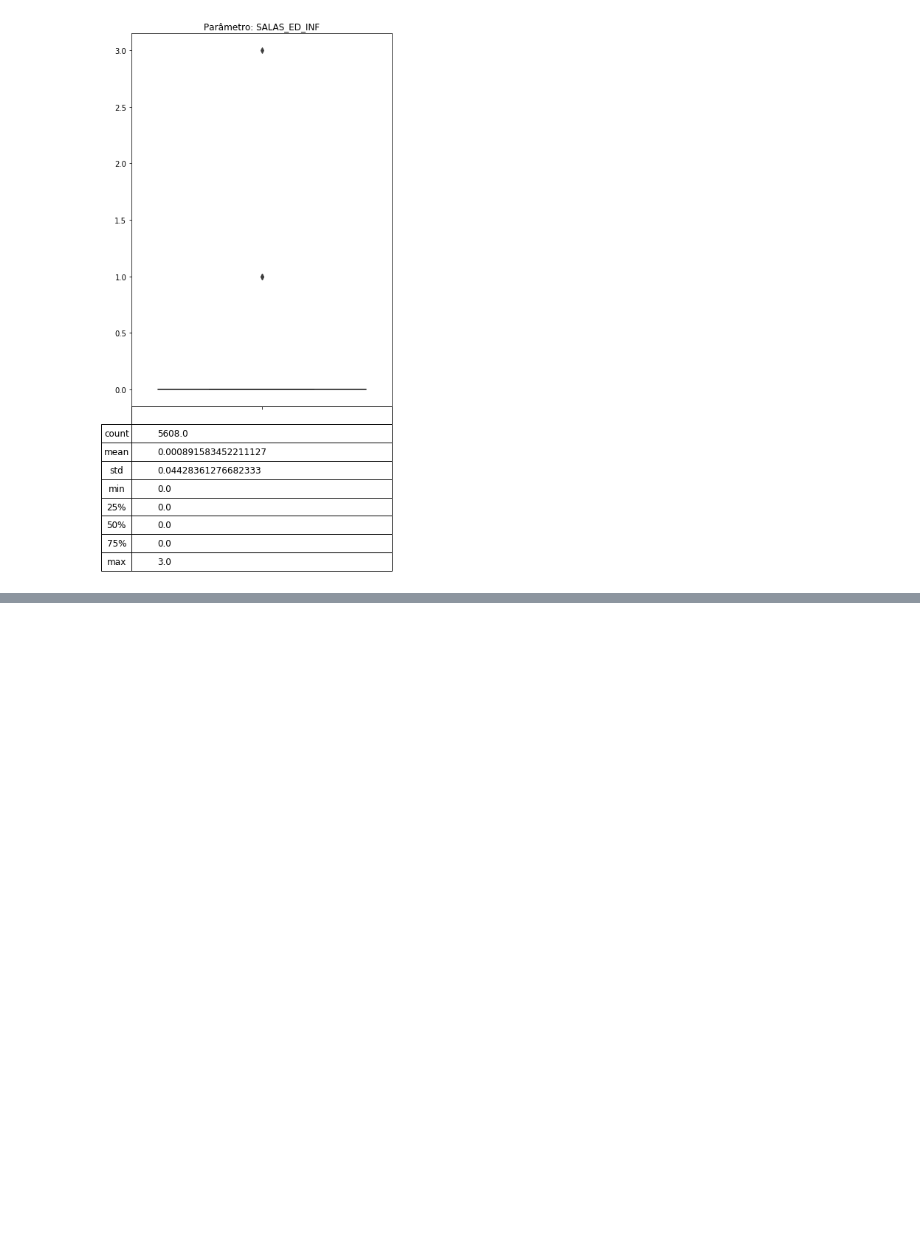
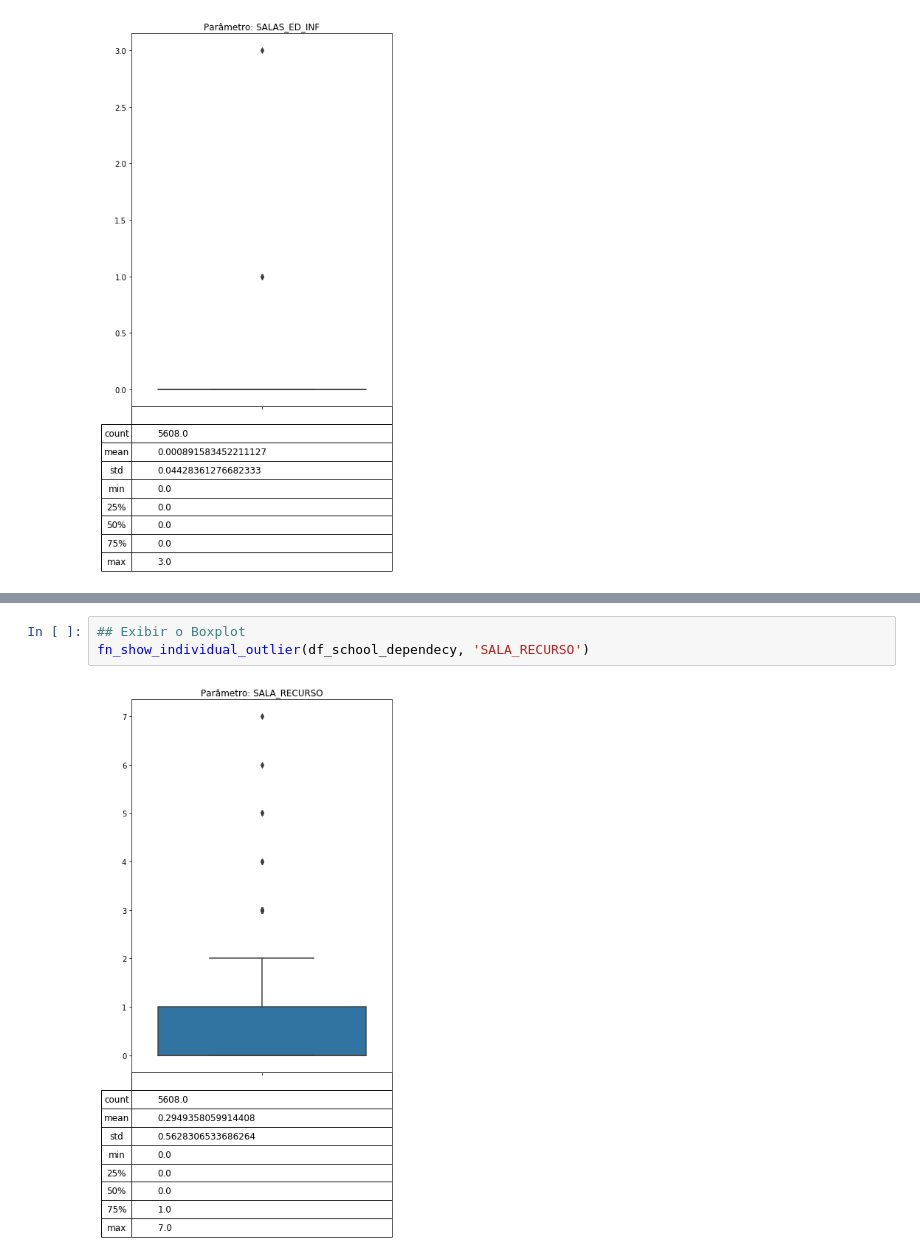
Before and after one commit to Joao-TheCosmosIsInfinite/FIA_TCC, a Jupyter notebook: notebooks/entrega2_Post12_joaoPaulo.ipynb, the cells around one changed output, grey strips where cells are left out. Cells and saved outputs as stored; diff of their text form; blank space fills up the shorter version.

```diff
--- a/notebooks/entrega2_Post12_joaoPaulo.ipynb
+++ b/notebooks/entrega2_Post12_joaoPaulo.ipynb
@@ -649,0 +662,5 @@ fn_show_individual_outlier(df_school_dependecy, 'SALAS_ED_INF')
+# %%
+## Exibir o Boxplot
+fn_show_individual_outlier(df_school_dependecy, 'SALA_RECURSO')
+# %% [output]
+[figure, added]
```
Also changed, not shown: parts of 25 cells of this notebook.
